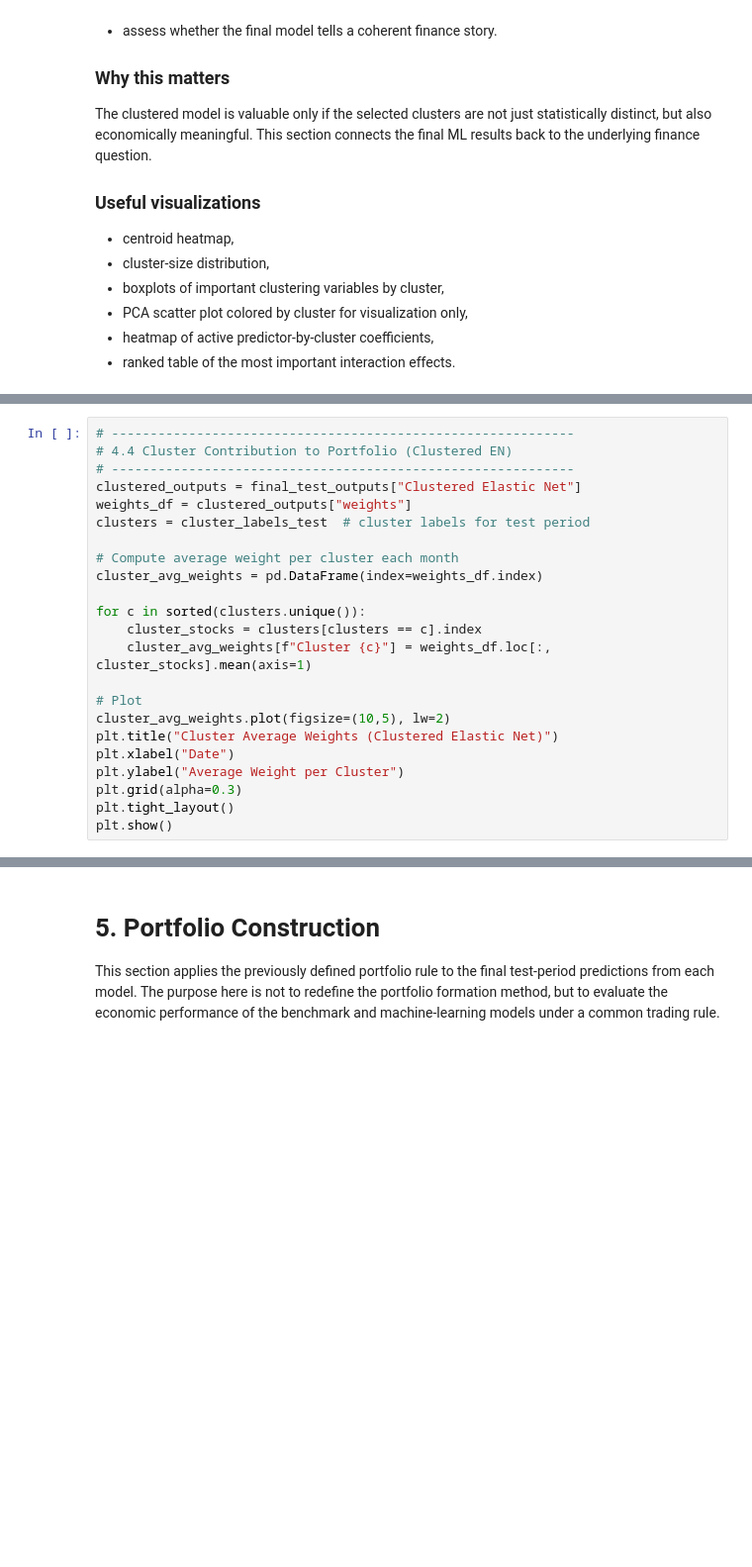
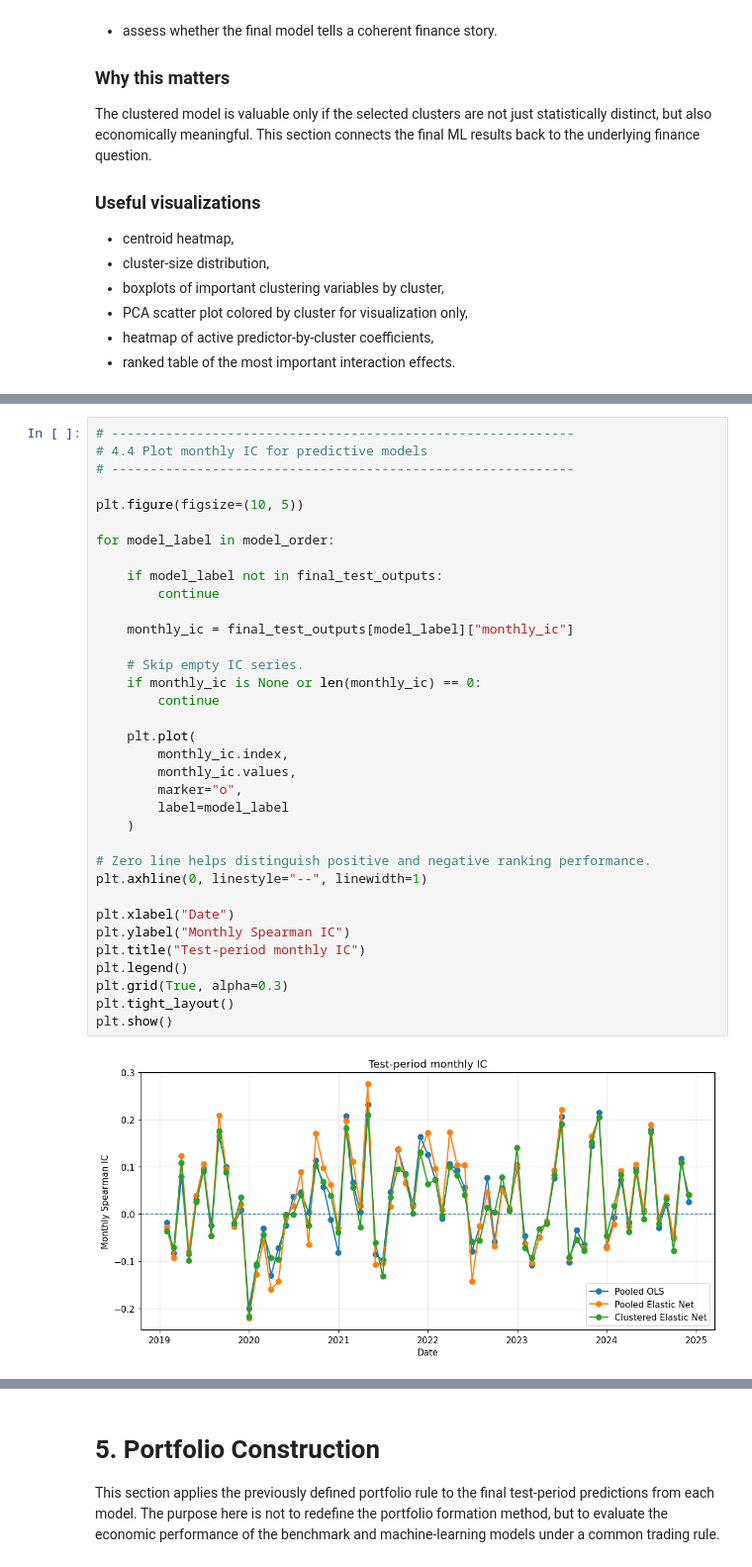
Before and after one commit to JackyJacky1029/FINA-4713-Group-9-Project, a Jupyter notebook: jkp_project.ipynb, the cells around one changed output, grey strips where cells are left out. Shown at 99% size. Drawn from its saved outputs; the diff is of its cells as text; blank space fills up the shorter version.

```diff
--- a/jkp_project.ipynb
+++ b/jkp_project.ipynb
@@ -3829,25 +4013,39 @@ plt.show()
 # %%
 # ------------------------------------------------------------
-# 4.4 Cluster Contribution to Portfolio (Clustered EN)
+# 4.4 Plot monthly IC for predictive models
 # ------------------------------------------------------------
-clustered_outputs = final_test_outputs["Clustered Elastic Net"]
-weights_df = clustered_outputs["weights"]
-clusters = cluster_labels_test  # cluster labels for test period
 
-# Compute average weight per cluster each month
-cluster_avg_weights = pd.DataFrame(index=weights_df.index)
+plt.figure(figsize=(10, 5))
 
-for c in sorted(clusters.unique()):
-    cluster_stocks = clusters[clusters == c].index
-    cluster_avg_weights[f"Cluster {c}"] = weights_df.loc[:, cluster_stocks].mean(axis=1)
+for model_label in model_order:
 
-# Plot
-cluster_avg_weights.plot(figsize=(10,5), lw=2)
-plt.title("Cluster Average Weights (Clustered Elastic Net)")
+    if model_label not in final_test_outputs:
+        continue
+
+    monthly_ic = final_test_outputs[model_label]["monthly_ic"]
+
+    # Skip empty IC series.
+    if monthly_ic is None or len(monthly_ic) == 0:
+        continue
+
+    plt.plot(
+        monthly_ic.index,
+        monthly_ic.values,
+        marker="o",
+        label=model_label
+    )
+
+# Zero line helps distinguish positive and negative ranking performance.
+plt.axhline(0, linestyle="--", linewidth=1)
+
 plt.xlabel("Date")
-plt.ylabel("Average Weight per Cluster")
-plt.grid(alpha=0.3)
+plt.ylabel("Monthly Spearman IC")
+plt.title("Test-period monthly IC")
+plt.legend()
+plt.grid(True, alpha=0.3)
 plt.tight_layout()
 plt.show()
+# %% [output]
+[figure, added]
 # %%
 # ------------------------------------------------------------
```
Also changed, not shown: parts of 33 cells of this notebook.
